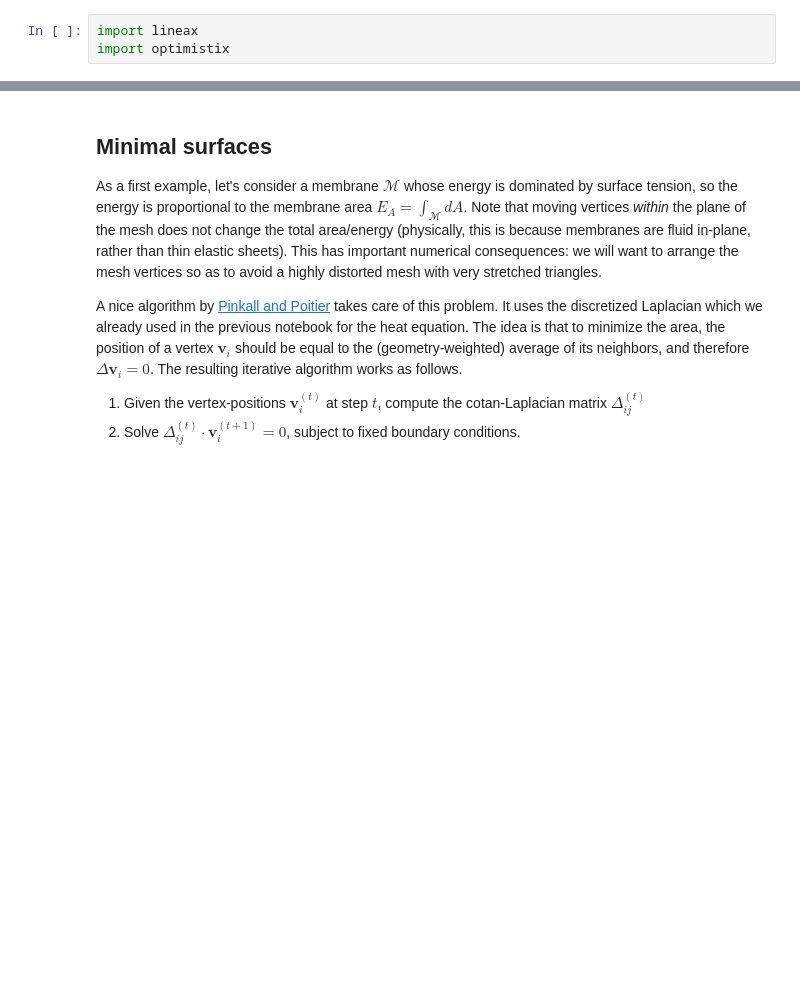
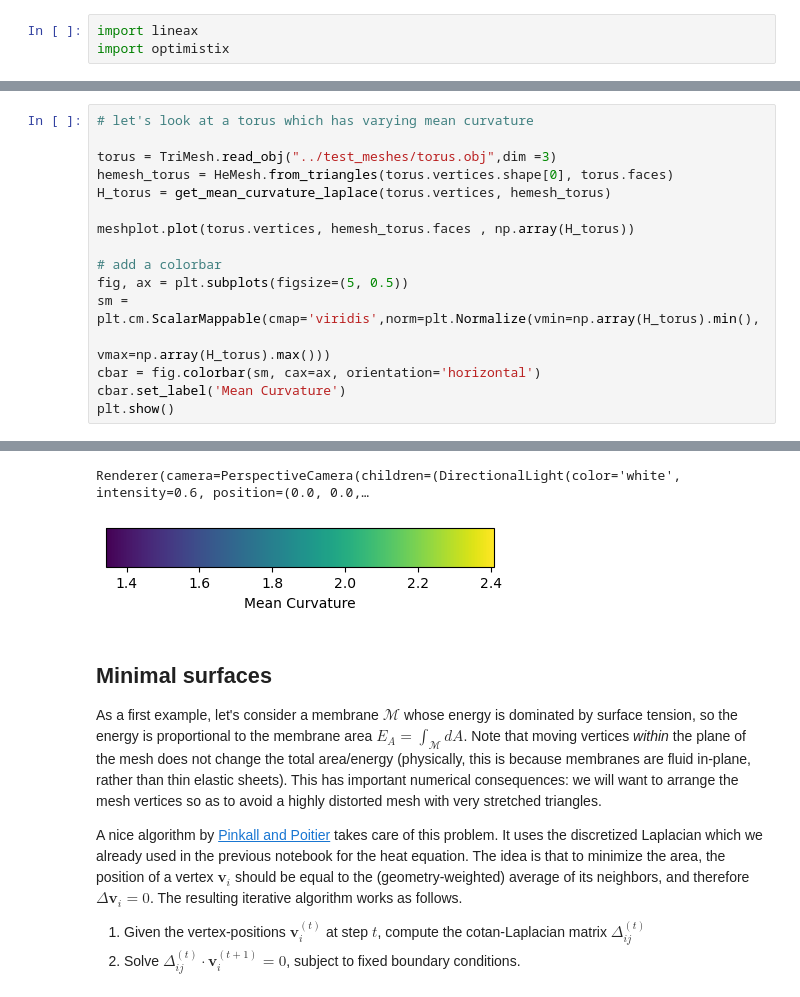
Before and after one commit to nikolas-claussen/triangulax, a Jupyter notebook: nbs/tutorials/05_membrane_mechanics.ipynb, the cells around one changed output, grey strips where cells are left out. Cells and saved outputs as stored; diff of their text form; blank space fills up the shorter version.

Commit message:
added tools for mean curvature, area, and volume

```diff
--- a/nbs/tutorials/05_membrane_mechanics.ipynb
+++ b/nbs/tutorials/05_membrane_mechanics.ipynb
@@ -30,0 +59,17 @@ from triangulax import linops
+# %%
+# let's look at a torus which has varying mean curvature
+
+torus = TriMesh.read_obj("../test_meshes/torus.obj",dim =3)
+hemesh_torus = HeMesh.from_triangles(torus.vertices.shape[0], torus.faces)
+H_torus = get_mean_curvature_laplace(torus.vertices, hemesh_torus)
+
+meshplot.plot(torus.vertices, hemesh_torus.faces , np.array(H_torus))
+
+# add a colorbar
+fig, ax = plt.subplots(figsize=(5, 0.5))
+sm = plt.cm.ScalarMappable(cmap='viridis',norm=plt.Normalize(vmin=np.array(H_torus).min(),
+                                                             vmax=np.array(H_torus).max()))
+cbar = fig.colorbar(sm, cax=ax, orientation='horizontal')
+cbar.set_label('Mean Curvature')
+plt.show()
+# %% [output]
@@ -31,3 +78,5 @@ from triangulax import linops
+Renderer(camera=PerspectiveCamera(children=(DirectionalLight(color='white', intensity=0.6, position=(0.0, 0.0,…
+[figure, added]
 # %% [markdown]
 ## Minimal surfaces
 
```
Also changed, not shown: parts of 9 cells of this notebook, 17 other files.
